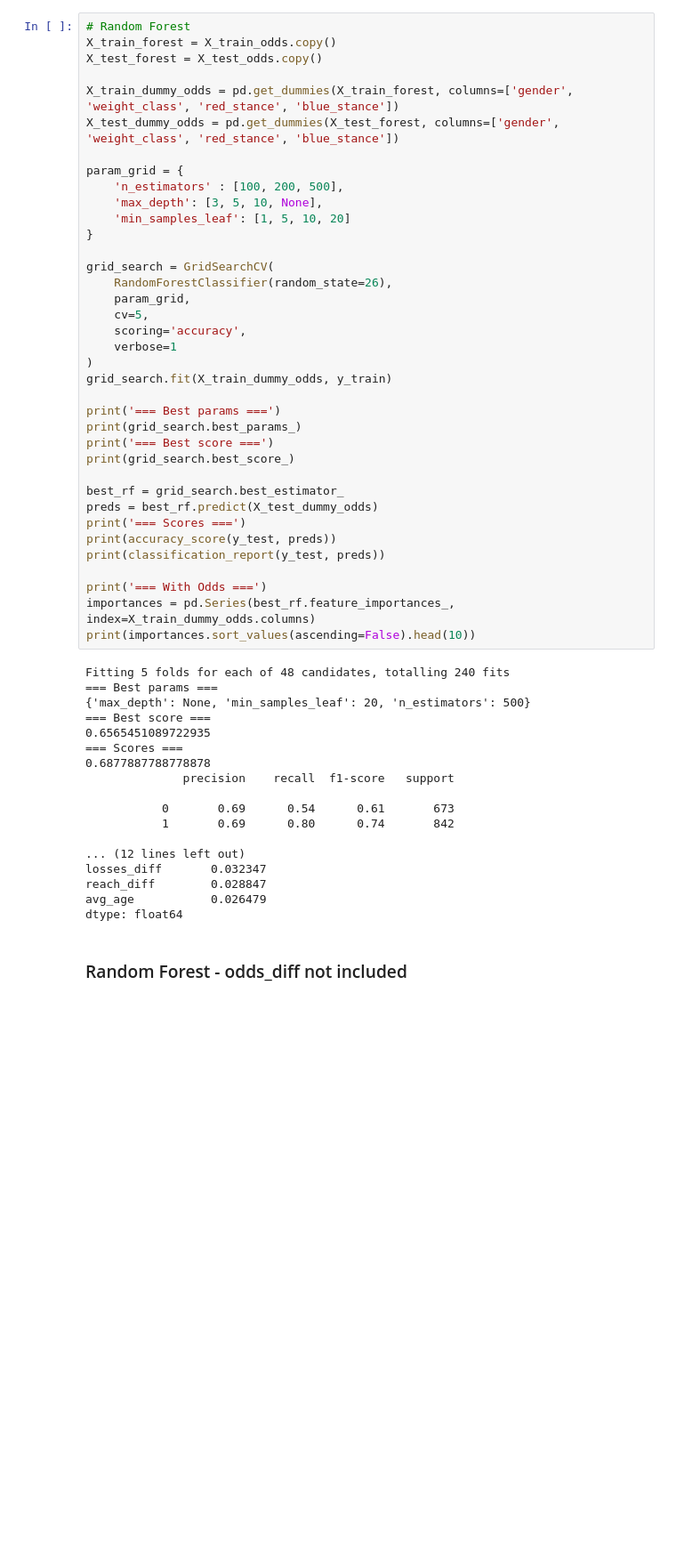
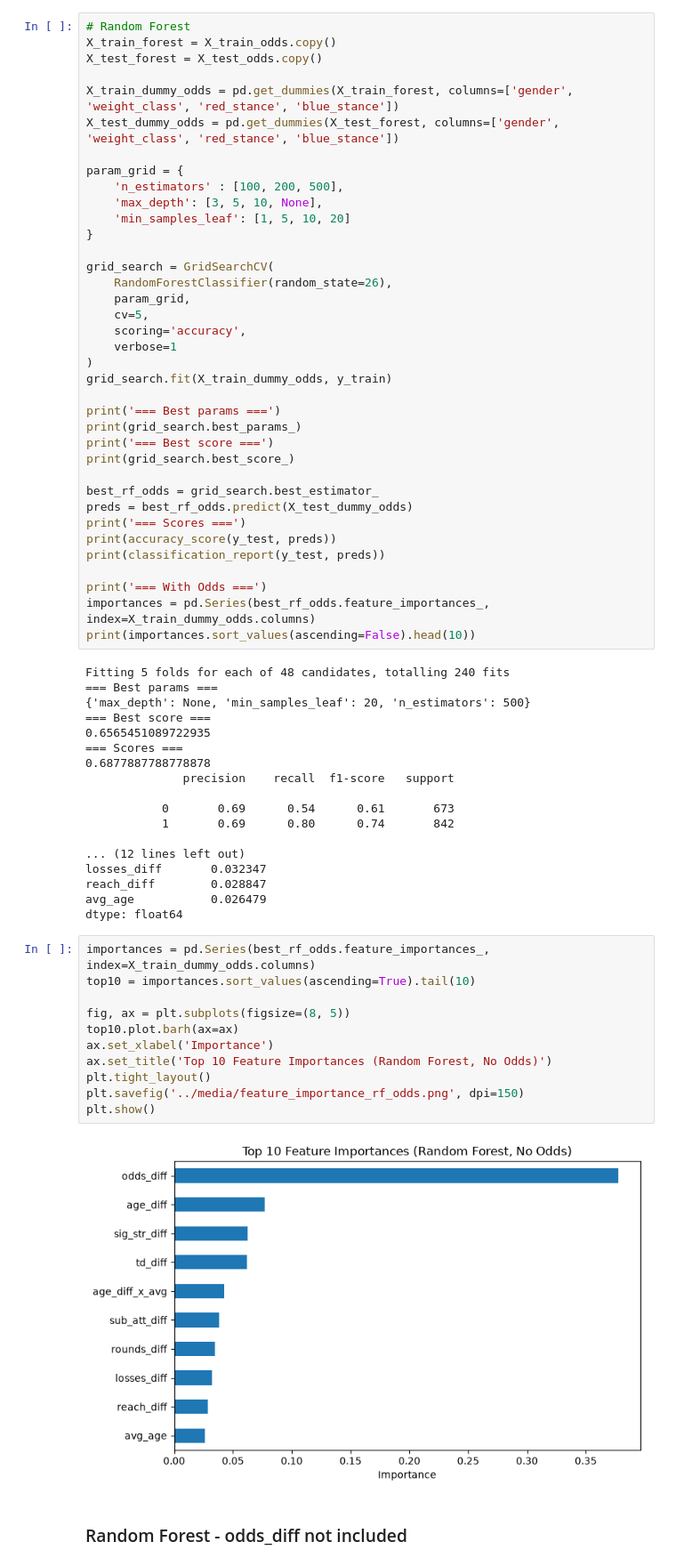
Before and after one commit to kormakursnorra/MachineLearningRepo, a Jupyter notebook: Project1/src/clean_notebook.ipynb, the cells around one changed output. Shown at 89% size. Saved outputs shown, nothing was run; the diff lists cells and outputs as text; blank space fills up the shorter version.

Commit message:
nokkur plots

```diff
--- a/Project1/src/clean_notebook.ipynb
+++ b/Project1/src/clean_notebook.ipynb
@@ -278,14 +279,14 @@ print(grid_search.best_params_)
 print('=== Best score ===')
 print(grid_search.best_score_)
 
-best_rf = grid_search.best_estimator_
-preds = best_rf.predict(X_test_dummy_odds)
+best_rf_odds = grid_search.best_estimator_
+preds = best_rf_odds.predict(X_test_dummy_odds)
 print('=== Scores ===')
 print(accuracy_score(y_test, preds))
 print(classification_report(y_test, preds))
 
 print('=== With Odds ===')
-importances = pd.Series(best_rf.feature_importances_, index=X_train_dummy_odds.columns)
+importances = pd.Series(best_rf_odds.feature_importances_, index=X_train_dummy_odds.columns)
 print(importances.sort_values(ascending=False).head(10))
 # %% [output]
 Fitting 5 folds for each of 48 candidates, totalling 240 fits
@@ -305,6 +306,19 @@ losses_diff       0.032347
 reach_diff        0.028847
 avg_age           0.026479
 dtype: float64
+# %%
+importances = pd.Series(best_rf_odds.feature_importances_, index=X_train_dummy_odds.columns)
+top10 = importances.sort_values(ascending=True).tail(10)
+
+fig, ax = plt.subplots(figsize=(8, 5))
+top10.plot.barh(ax=ax)
+ax.set_xlabel('Importance')
+ax.set_title('Top 10 Feature Importances (Random Forest, No Odds)')
+plt.tight_layout()
+plt.savefig('../media/feature_importance_rf_odds.png', dpi=150)
+plt.show()
+# %% [output]
+[figure, added]
 # %% [markdown]
 ### Random Forest - odds_diff not included
 # %%
```
Also changed, not shown: parts of 17 cells of this notebook, 6 other files.
